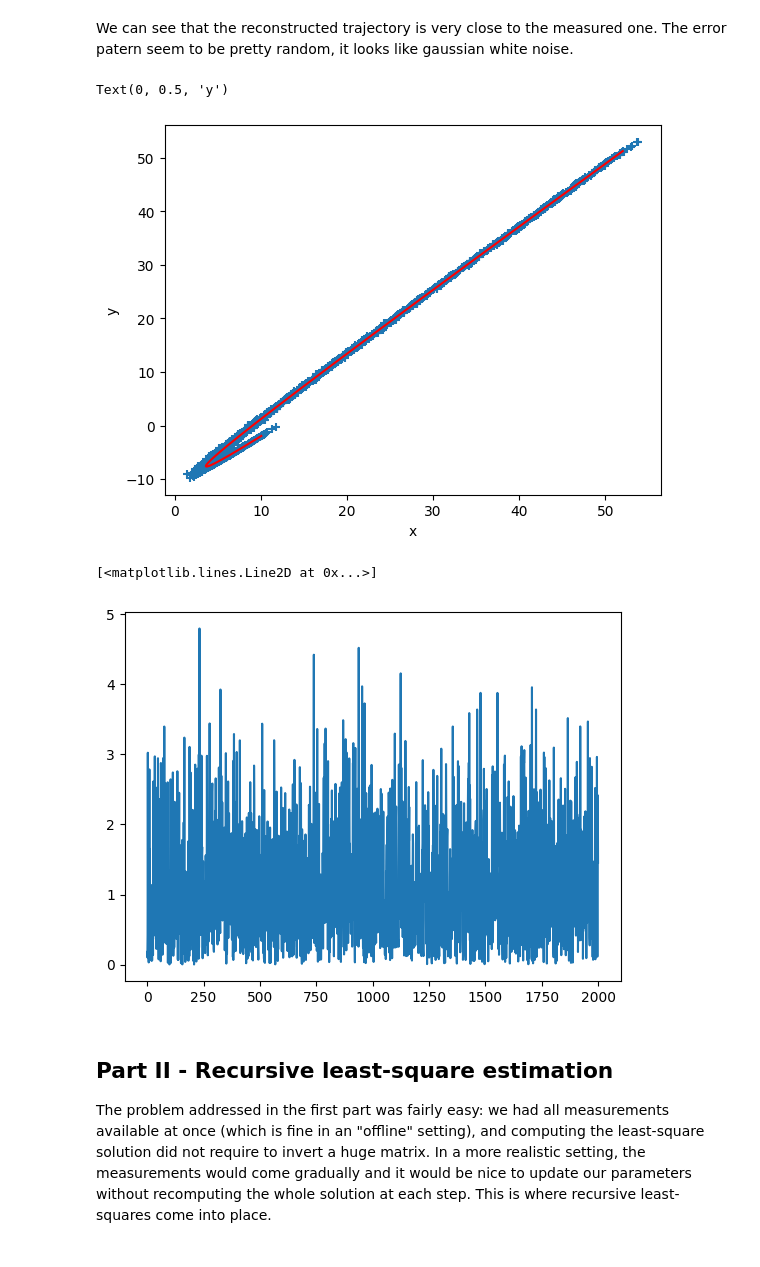
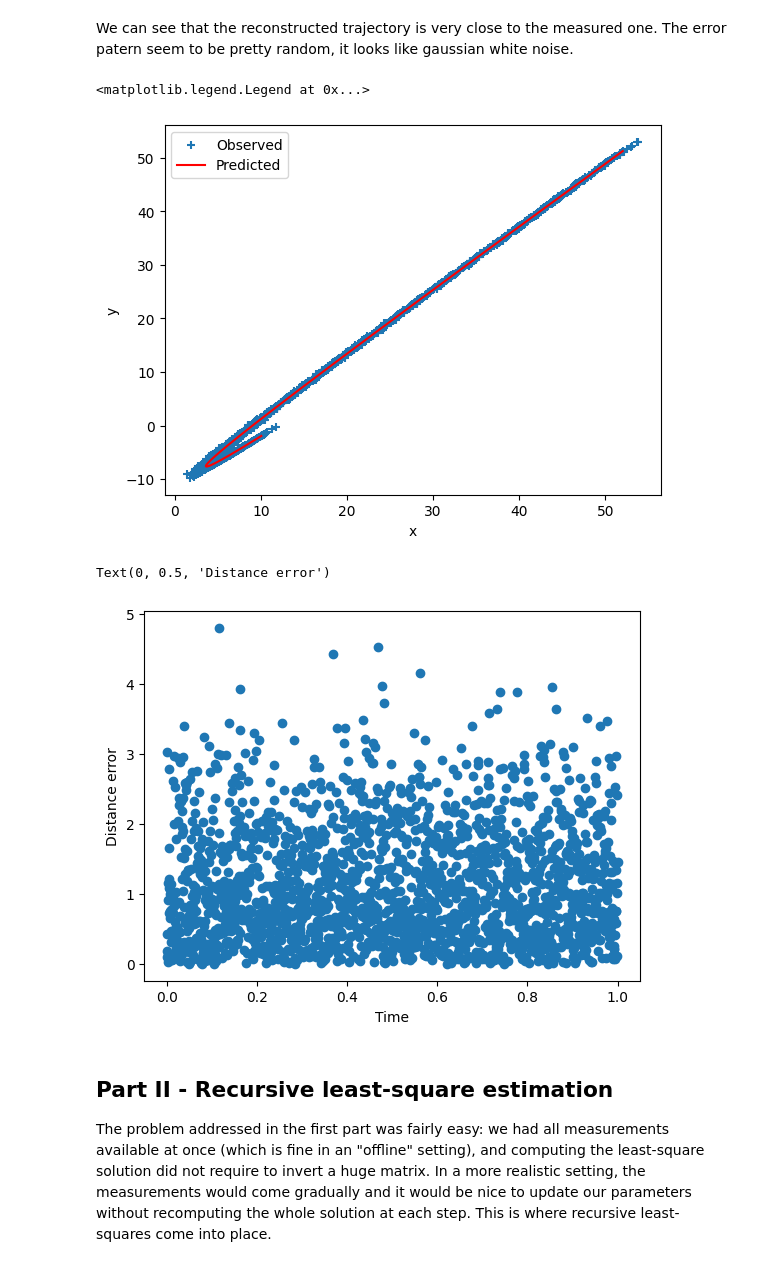
Before and after one commit to mike6942069420/matrix-analysis-2024, a Jupyter notebook: exercises/week5/Recursive least squares.ipynb, the cells around one changed output. Drawn from its saved outputs; the diff is of its cells as text; code cells hidden in the pictures.

```diff
--- a/exercises/week5/Recursive least squares.ipynb
+++ b/exercises/week5/Recursive least squares.ipynb
@@ -125,16 +125,20 @@ plt.scatter(np.real(data['tr1']), np.imag(data['tr1']), marker='+')
 plt.plot(np.real(y), np.imag(y), 'r')
 plt.xlabel('x')
 plt.ylabel('y')
+plt.legend(['Observed', 'Predicted'])
 # %% [output]
-Text(0, 0.5, 'y')
+<matplotlib.legend.Legend at 0x...>
-[figure, old version]
+[figure, new version]
 # %%
 # Plot the distance between each point
 distances=np.abs(data['tr1']-y)
-plt.plot(distances)
+plt.scatter(t, distances)
+
+plt.xlabel('Time')
+plt.ylabel('Distance error')
 # %% [output]
-[<matplotlib.lines.Line2D at 0x...>]
+Text(0, 0.5, 'Distance error')
-[figure, old version]
+[figure, new version]
 # %% [markdown]
 <!-- END QUESTION -->
 
```
Also changed, not shown: parts of 18 cells of this notebook.
